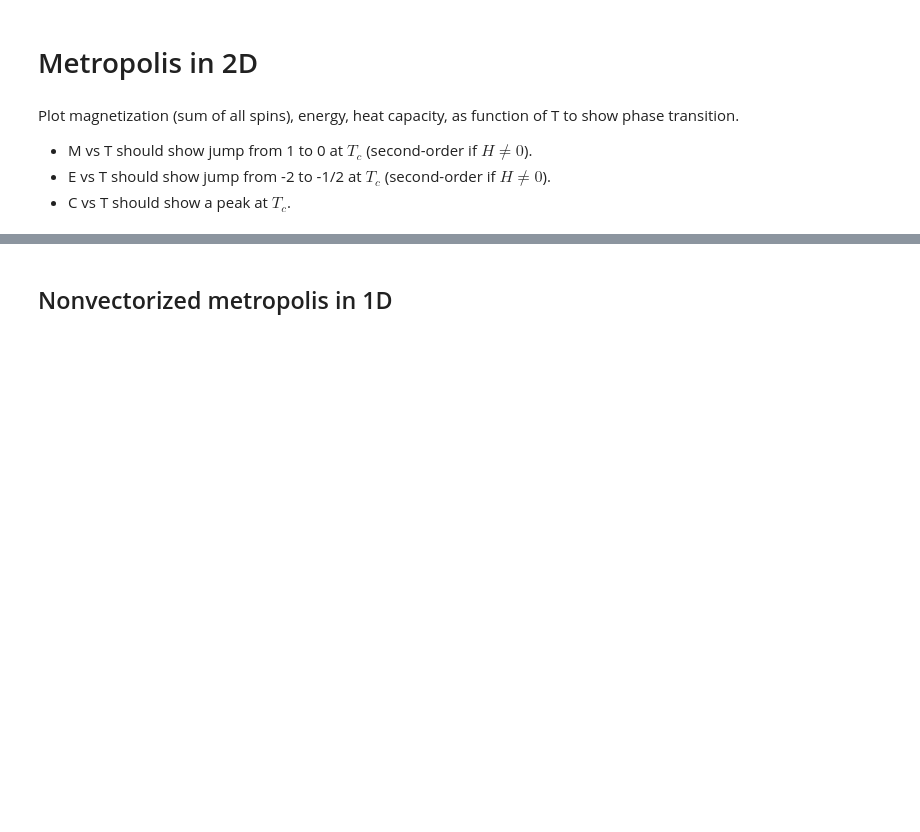
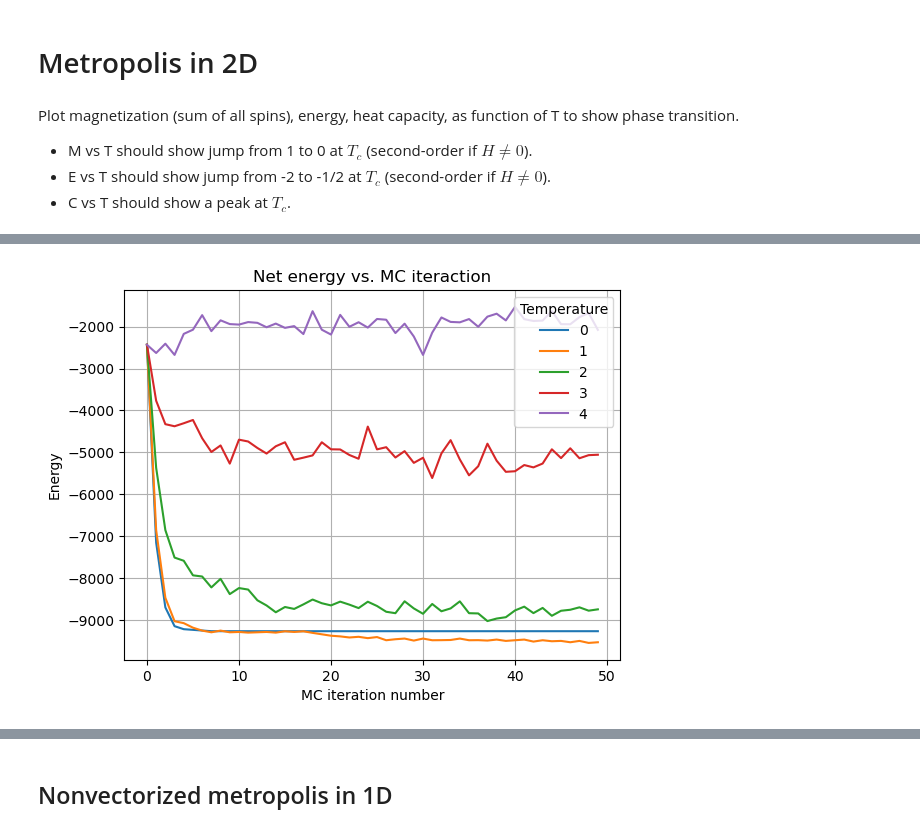
Before and after one commit to thxthuds/Ising_Model_Project, a Jupyter notebook: project_ideas.ipynb, the cells around one changed output, grey strips where cells are left out. Drawn from its saved outputs; the diff is of its cells as text; code cells hidden in the pictures; blank space fills up the shorter version.

Commit message:
added plots for energy and magentization

```diff
--- a/project_ideas.ipynb
+++ b/project_ideas.ipynb
@@ -199,0 +258,38 @@ iterations: 5
+# %%
+temps = np.arange(0, 5, 1)
+total_iter = 50
+all_iter = []
+all_energies = []
+lattice2d = np.random.choice([-1, 1], size=size, p=[0.75, 0.25])
+
+for temp in temps:
+    Ising2d = VectorizedMetropolis2D(T=temp, J=1, H=0.0)
+    np.random.seed(0)
+    size = (50, 50)
+    iteration = np.arange(0, total_iter)
+    energy = []
+
+    prev = lattice2d
+    for i in range(total_iter):
+        current = Ising2d.update_spins(prev)
+        energy.append(Ising2d.net_energy(prev))
+        # if np.array_equal(current, prev):
+        #     break
+        prev = current
+
+    all_iter.append(iteration)
+    all_energies.append(energy)
+
+plt.figure()
+for i in range(len(all_iter)):
+    temp = temps[i]
+    plt.plot(all_iter[i], all_energies[i], label=str(temp))
+
+plt.xlabel('MC iteration number')
+plt.ylabel('Energy')
+plt.title('Net energy vs. MC iteraction')
+plt.grid()
+plt.legend(title="Temperature")
+plt.show()
+# %% [output]
+[figure, added]
```
Also changed, not shown: parts of 4 cells of this notebook.
